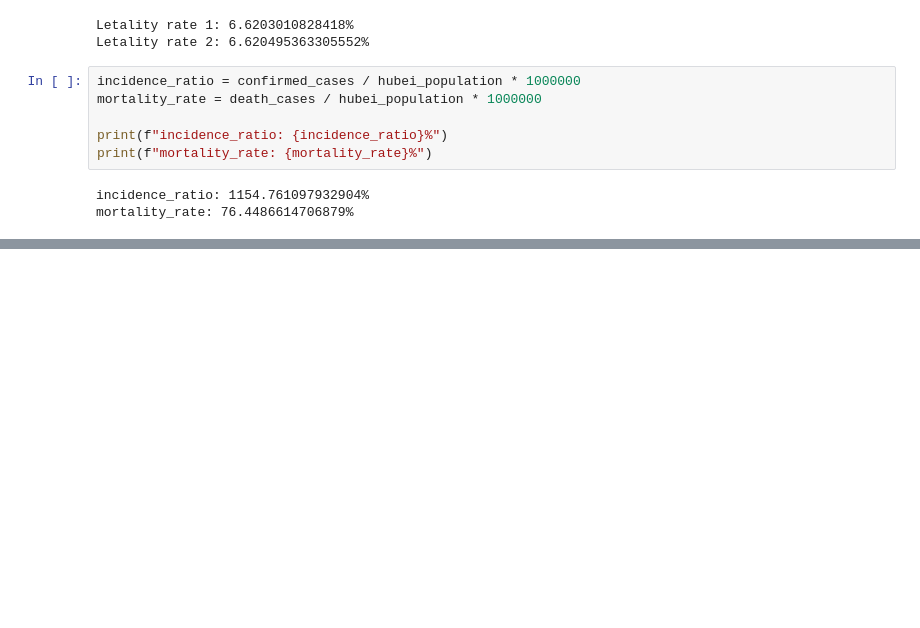
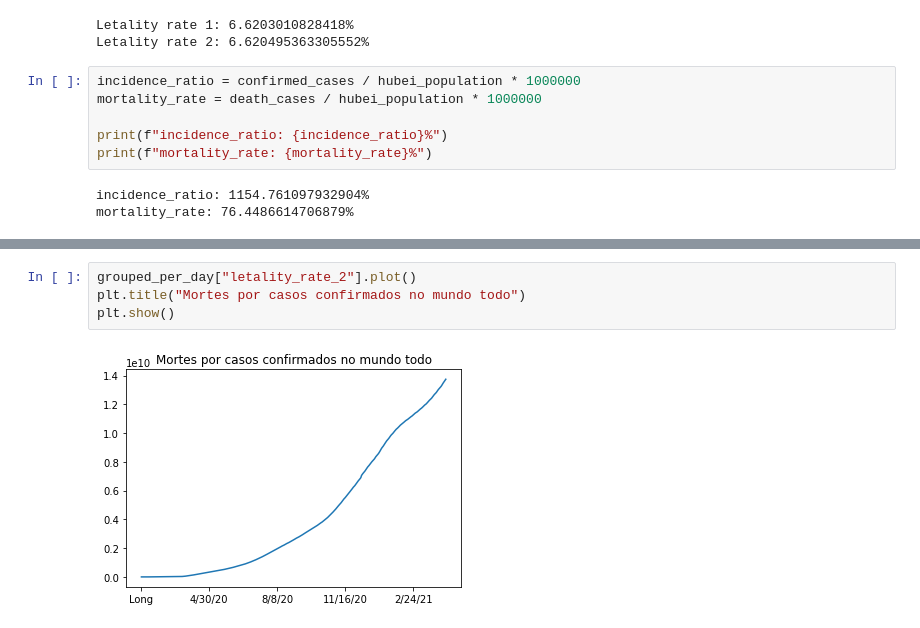
Before and after one commit to caiobarretta/Alura, a Jupyter notebook: Data Science/Data Science/Data Science análises para saúde e medicina/Curso Data Science e Saúde.ipynb, the cells around one changed output, grey strips where cells are left out. Cells and saved outputs as stored; diff of their text form; blank space fills up the shorter version.

```diff
--- a/Data Science/Data Science/Data Science análises para saúde e medicina/Curso Data Science e Saúde.ipynb
+++ b/Data Science/Data Science/Data Science análises para saúde e medicina/Curso Data Science e Saúde.ipynb
@@ -806,0 +836,6 @@ mortality_rate: 76.4486614706879%
+# %%
+grouped_per_day["letality_rate_2"].plot()
+plt.title("Mortes por casos confirmados no mundo todo")
+plt.show()
+# %% [output]
+[figure, added]
```
Also changed, not shown: parts of 7 cells of this notebook.
